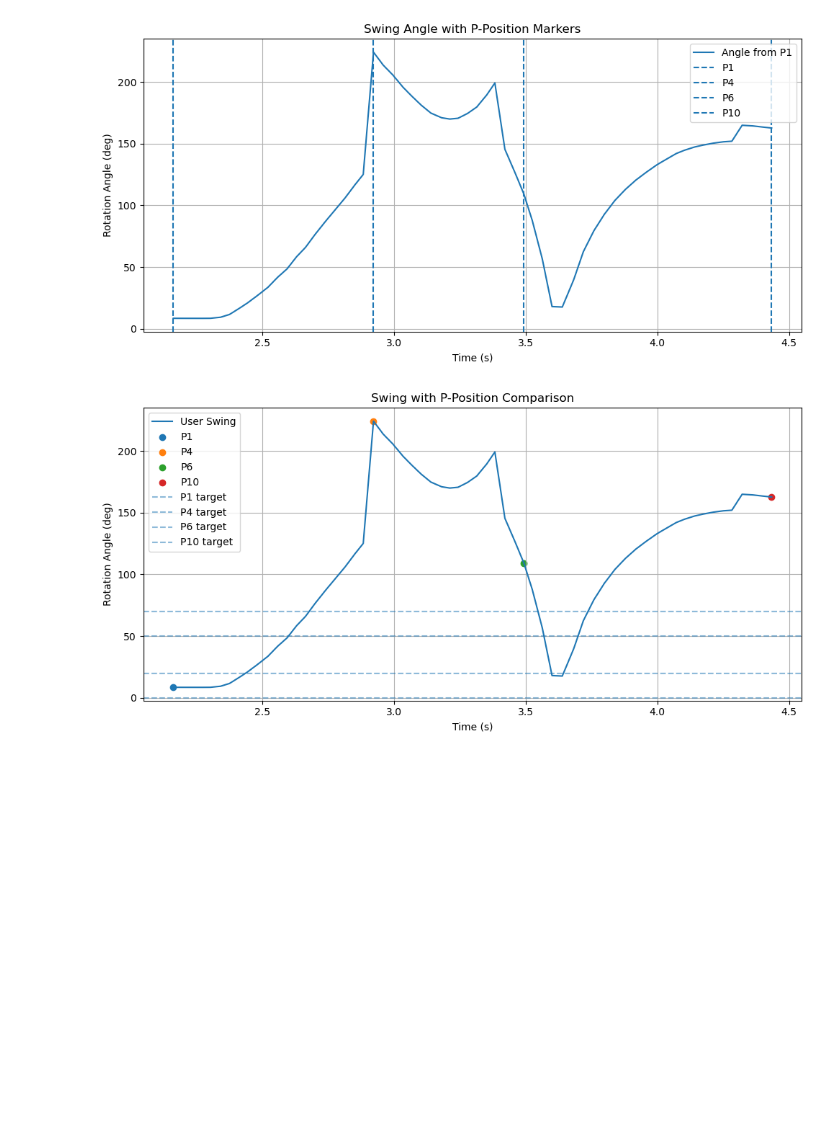
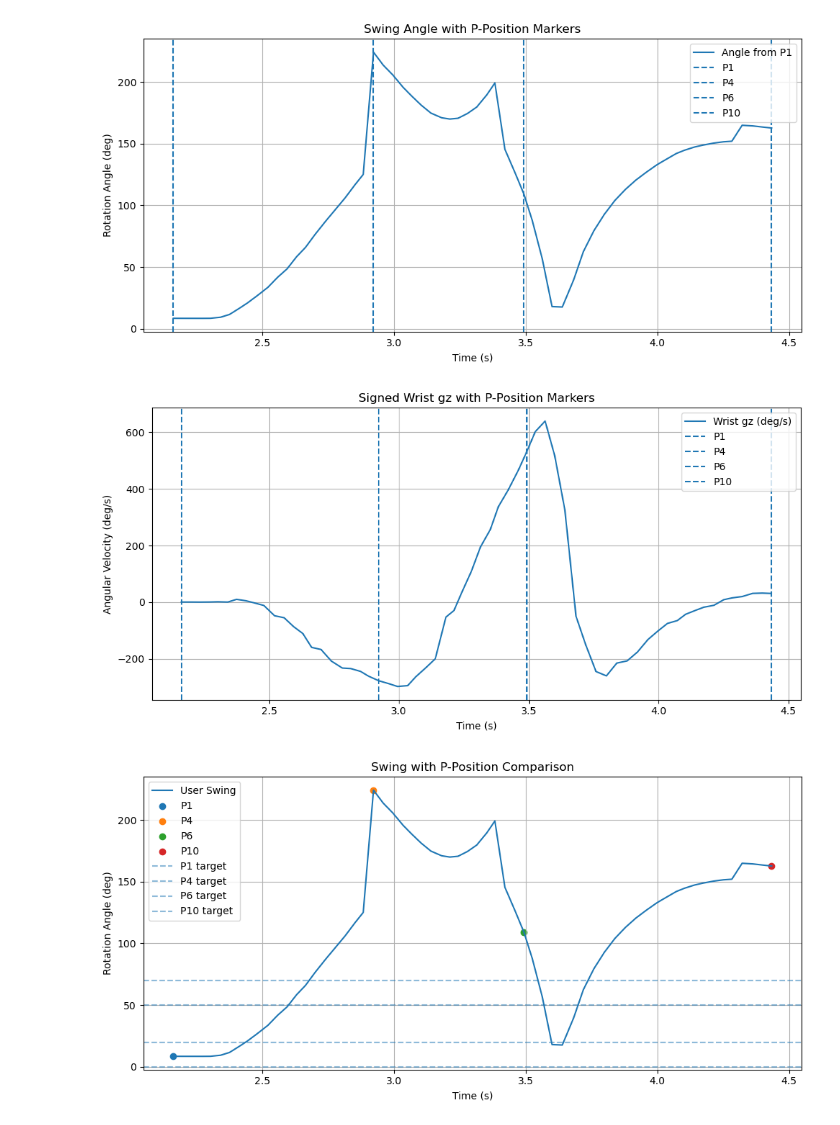
Before and after one commit to spearsbr/396-398_CSV_Visual_Swing, a Jupyter notebook: Graph_Swing_Trial.ipynb, the cells around one changed output. Cells and saved outputs as stored; diff of their text form; code cells hidden in the pictures; blank space fills up the shorter version.

```diff
--- a/Graph_Swing_Trial.ipynb
+++ b/Graph_Swing_Trial.ipynb
@@ -343,6 +343,31 @@ plt.tight_layout()
 plt.show()
 # %% [output]
 [figure]
+# %%
+# Step 11.5: Plot signed wrist gz in deg/s with P-position markers
+
+swing_df["gz_deg_s"] = np.degrees(swing_df["gz"])
+
+plt.figure(figsize=(10, 5))
+plt.plot(swing_df["time_s"], swing_df["gz_deg_s"], label="Wrist gz (deg/s)")
+
+plt.axvline(swing_df.loc[p1_idx, "time_s"], linestyle="--", label="P1")
+plt.axvline(swing_df.loc[p4_idx, "time_s"], linestyle="--", label="P4")
+
+if p6_idx is not None:
+    plt.axvline(swing_df.loc[p6_idx, "time_s"], linestyle="--", label="P6")
+
+plt.axvline(swing_df.loc[p10_idx, "time_s"], linestyle="--", label="P10")
+
+plt.xlabel("Time (s)")
+plt.ylabel("Angular Velocity (deg/s)")
+plt.title("Signed Wrist gz with P-Position Markers")
+plt.legend()
+plt.grid(True)
+plt.tight_layout()
+plt.show()
+# %% [output]
+[figure, added]
 # %%
 # Step 12: Plot swing with P-position targets
 
```
